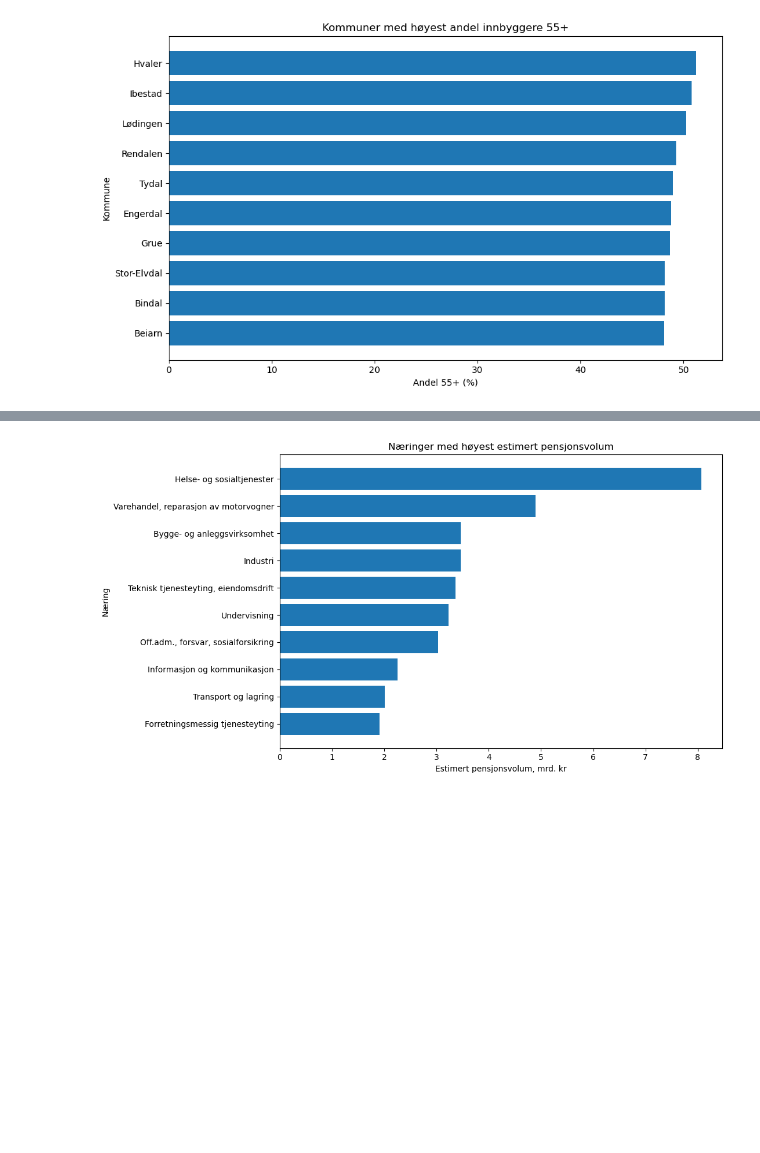
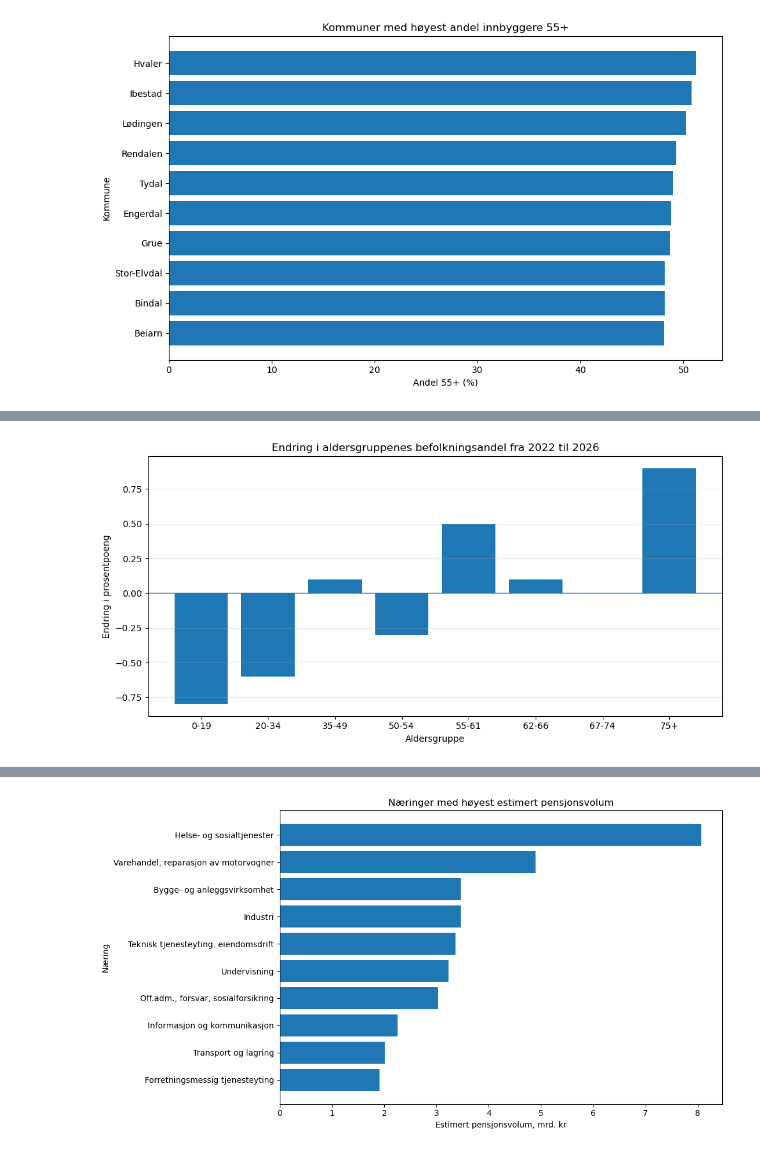
Before and after one commit to FredrikVE/Pensjon-Lakehouse, a Jupyter notebook: notebooks/01_pensjonsdemografi_og_pensjonsvolum.ipynb, the cells around one changed output, grey strips where cells are left out. Cells and saved outputs as stored; diff of their text form; code cells hidden in the pictures; blank space fills up the shorter version.

```diff
--- a/notebooks/01_pensjonsdemografi_og_pensjonsvolum.ipynb
+++ b/notebooks/01_pensjonsdemografi_og_pensjonsvolum.ipynb
@@ -170,0 +337,18 @@ plt.show()
+# %%
+plt.figure(figsize=(10, 5))
+
+plt.axhline(0, linewidth=1)
+
+plt.bar(
+    df_aldersgruppe_endring["aldersgruppe"],
+    df_aldersgruppe_endring["endring_prosentpoeng"],
+)
+
+plt.title(f"Endring i aldersgruppenes befolkningsandel fra {first_year} til {last_year}")
+plt.xlabel("Aldersgruppe")
+plt.ylabel("Endring i prosentpoeng")
+plt.grid(True, axis="y", alpha=0.3)
+plt.tight_layout()
+plt.show()
+# %% [output]
+[figure, added]
```
Also changed, not shown: parts of 30 cells of this notebook, 13 other files.
